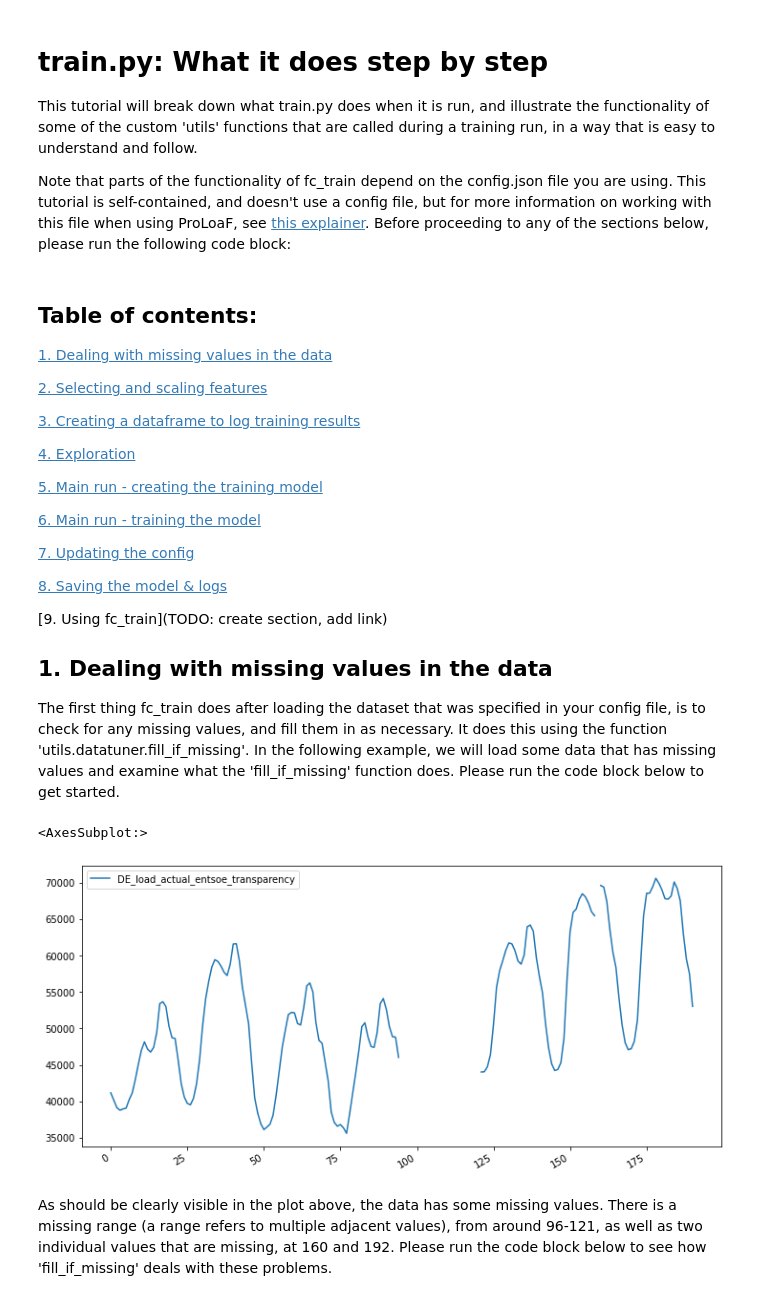
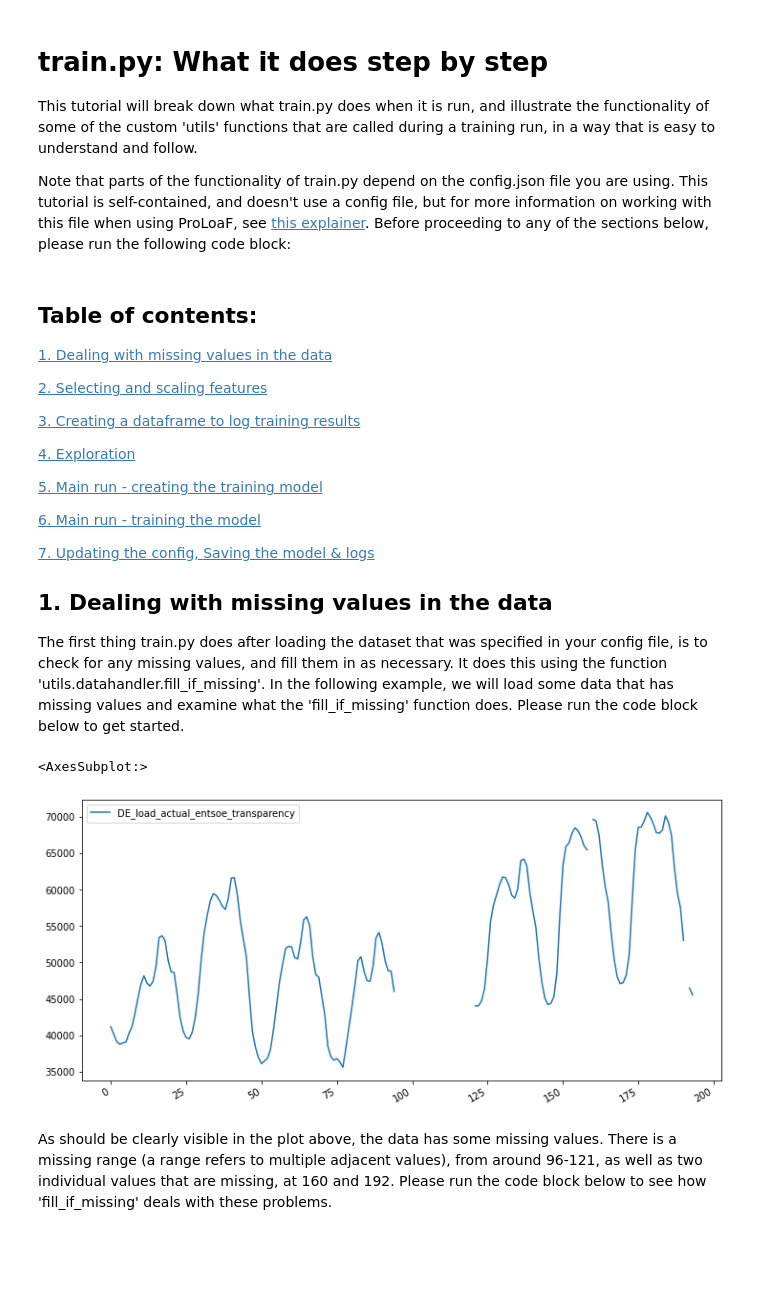
Before and after one commit to sogno-platform/proloaf, a Jupyter notebook: notebooks/Step-by-step user guide on train.py.ipynb, the cells around one changed output. Cells and saved outputs as stored; diff of their text form; code cells hidden in the pictures; blank space fills up the shorter version.

Commit message:
update to latest step-by-step user guide
Signed-off-by: GuersesTran <gguerses@eonerc.rwth-aachen.de>

```diff
--- a/notebooks/Step-by-step user guide on train.py.ipynb
+++ b/notebooks/Step-by-step user guide on train.py.ipynb
@@ -3,7 +3,7 @@
 
 This tutorial will break down what train.py does when it is run, and illustrate the functionality of some of the custom 'utils' functions that are called during a training run, in a way that is easy to understand and follow.
 
-Note that parts of the functionality of fc_train depend on the config.json file you are using. This tutorial is self-contained, and doesn't use a config file, but for more information on working with this file when using ProLoaF, see [this explainer](https://acs.pages.rwth-aachen.de/public/automation/plf/proloaf/docs/files-and-scripts/config/). Before proceeding to any of the sections below, please run the following code block:
+Note that parts of the functionality of train.py depend on the config.json file you are using. This tutorial is self-contained, and doesn't use a config file, but for more information on working with this file when using ProLoaF, see [this explainer](https://acs.pages.rwth-aachen.de/public/automation/plf/proloaf/docs/files-and-scripts/config/). Before proceeding to any of the sections below, please run the following code block:
 # %%
 import os
 import sys
@@ -26,30 +27,25 @@ import numpy as np
 
 [6. Main run - training the model](#6.-Main-run---training-the-model)
 
-[7. Updating the config](#7.-Updating-the-config)
-
-[8. Saving the model & logs](#8.-Saving-the-model-&-logs)
-
-[9. Using fc_train](TODO: create section, add link)
-
+[7. Updating the config, Saving the model & logs](#7.-Updating-the-config,-saving-the-model-&-logs)
 
 
 ## 1. Dealing with missing values in the data
 
-The first thing fc_train does after loading the dataset that was specified in your config file, is to check for any missing values, and fill them in as necessary. It does this using the function 'utils.datatuner.fill_if_missing'. In the following example, we will load some data that has missing values and examine what the 'fill_if_missing' function does. Please run the code block below to get started.
+The first thing train.py does after loading the dataset that was specified in your config file, is to check for any missing values, and fill them in as necessary. It does this using the function 'utils.datahandler.fill_if_missing'. In the following example, we will load some data that has missing values and examine what the 'fill_if_missing' function does. Please run the code block below to get started.
 # %%
-#Load the data sample and prep for use with datatuner functions
+#Load the data sample and prep for use with datahandler functions
 df = pd.read_csv("../data/fill_missing.csv", sep=";")
 df['Time'] = pd.to_datetime(df['Time'])
 df = df.set_index('Time')
 df = df.astype(float)
 df_missing_range = df.copy()
 
 #Plot the data
-df.iloc[0:192].plot(kind='line',y='DE_load_actual_entsoe_transparency', figsize = (12, 6), xlabel='Hours', use_index = False)
+df.iloc[0:194].plot(kind='line',y='DE_load_actual_entsoe_transparency', figsize = (12, 6), xlabel='Hours', use_index = False)
 # %% [output]
 <AxesSubplot:>
-[figure, old version]
+[figure, new version]
 # %% [markdown]
 As should be clearly visible in the plot above, the data has some missing values. There is a missing range (a range refers to multiple adjacent values), from around 96-121, as well as two individual values that are missing, at 160 and 192. Please run the code block below to see how 'fill_if_missing' deals with these problems.
 # %%
```
Also changed, not shown: parts of 37 cells of this notebook.
